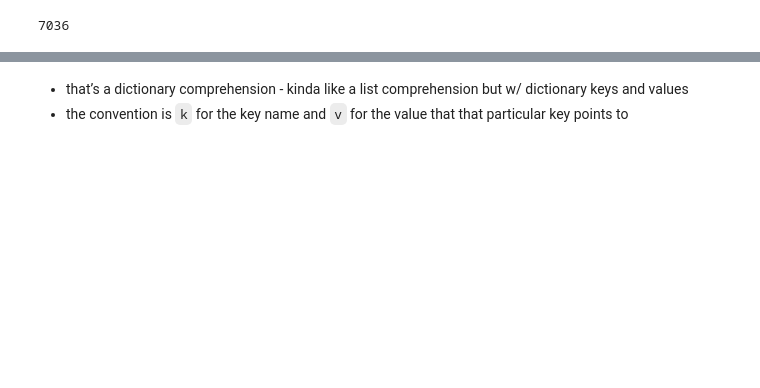
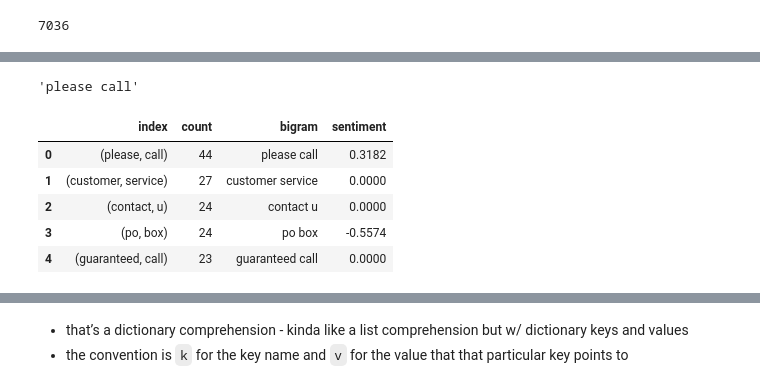
Before and after one commit to brianclements03/nlp, a Jupyter notebook: explore.ipynb, the cells around one changed output, grey strips where cells are left out. Cells and saved outputs as stored; diff of their text form; code cells hidden in the pictures; blank space fills up the shorter version.

```diff
--- a/explore.ipynb
+++ b/explore.ipynb
@@ -125,0 +180,21 @@ AttributeError: 'tuple' object has no attribute 'encode'
+# %%
+spam_bigrams_df.bigram.iloc[0]
+# %% [output]
+'please call'
+# %%
+spam_bigrams_df['sentiment'] = spam_bigrams_df.bigram.apply(lambda doc: sia.polarity_scores(doc)['compound'])
+
+
+# df.bigram.apply(lambda row: sia.polarity_scores(doc))#['compound'])
+
+# df.data.apply \
+# (lambda row: [sia.polarity_scores(data) for data in row])
+
+spam_bigrams_df.head()
+# %% [output]
+|  | index | count | bigram | sentiment |
+| 0 | (please, call) | 44 | please call | 0.3182 |
+| 1 | (customer, service) | 27 | customer service | 0.0000 |
+| 2 | (contact, u) | 24 | contact u | 0.0000 |
+| 3 | (po, box) | 24 | po box | -0.5574 |
+| 4 | (guaranteed, call) | 23 | guaranteed call | 0.0000 |
```
Also changed, not shown: parts of 17 cells of this notebook, 1 other file.
